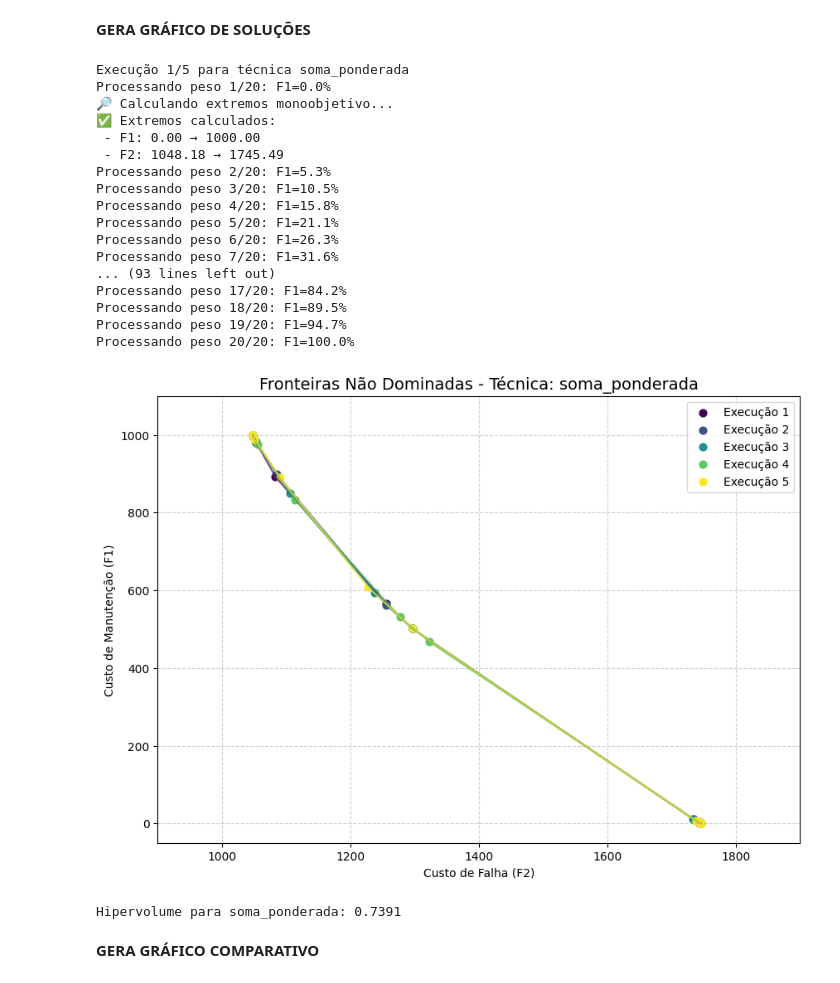
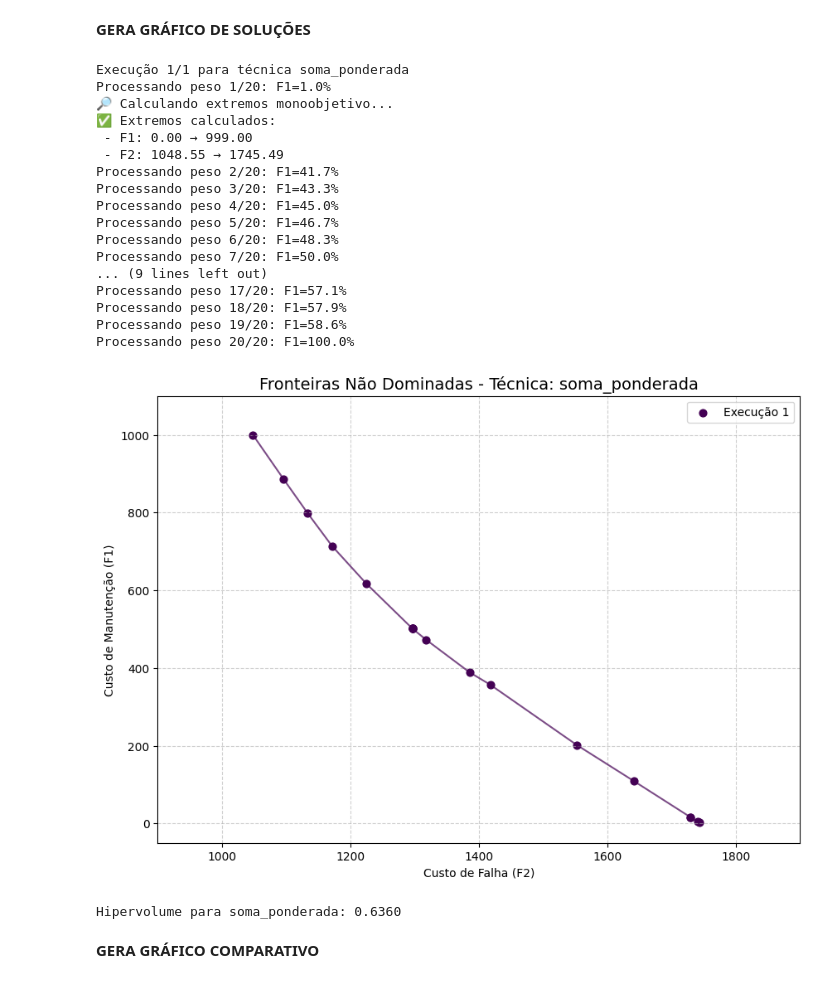
Before and after one commit to Rafioio/Trabalho-TD2, a Jupyter notebook: Rafael.ipynb, the cells around one changed output. Drawn from its saved outputs; the diff is of its cells as text; code cells hidden in the pictures.

```diff
--- a/Rafael.ipynb
+++ b/Rafael.ipynb
@@ -350,14 +347,35 @@ def soma_ponderada(x, dados, peso_f1):
     f2_norm = (f2 - min_f2) / range_f2 if range_f2 != 0 else 0.0
 
     # Fitness composto
-    x.fitness = (peso_f1 * f1_norm + (100 - peso_f1) * f2_norm) / 100
+    peso_f2 = (100 - peso_f1)
+    x.fitness = (peso_f1 * f1_norm +  peso_f2 * f2_norm) / 100
+
 
     return x
 # %% [markdown]
 **GERA PESOS**
 # %%
-def gerar_pesos(num_pontos=50):
-    pesos = np.linspace(0, 100, num_pontos)
+
+def gerar_pesos(num_pontos):
+    if num_pontos == 1:
+        return np.array([50.0])  # Retorna o ponto médio se só 1 peso for pedido
+    elif num_pontos == 2:
+        return np.array([1.0, 100.0])  # Garante os extremos se forem 2 pesos
+
+    # Gera uma distribuição que inclui 1 e 100
+    porcentagem_centro =  0.7  # 30% para centro (40-60)
+    porcentagem_complemento = 1 - porcentagem_centro
+
+
+    parte_centro_esq = np.linspace(40, 50, max(1, int(num_pontos * porcentagem_complemento)), endpoint=False)  # Centro
+    parte_centro_dir = np.linspace(50, 60, max(1, int(num_pontos * porcentagem_centro)), endpoint=False)  # Transição superior
+
+
+    pesos = np.concatenate((parte_centro_esq, parte_centro_dir))
+
+    pesos[0] = 1.0
+    pesos[-1] = 100.0
+
     return pesos
 # %% [markdown]
 **FILTRA NÃO DOMINADOS**
@@ -495,7 +513,7 @@ def gerar_fronteira_epsilon(dados, num_pontos=20, max_iteracoes=100, objetivo_pr
 # %% [markdown]
 **GERA GRÁFICO DE SOLUÇÕES**
 # %%
-def executar_multiplas_execucoes(dados, tecnica, num_exec=5, num_pontos=20, max_iter=1000):
+def executar_multiplas_execucoes(dados, tecnica, num_exec=1, num_pontos=20, max_iter=1000):
     lista_fronteiras = []
     for i in range(num_exec):
         print(f"Execução {i+1}/{num_exec} para técnica {tecnica}")
@@ -546,51 +564,51 @@ def calcular_hipervolume(f1_norm, f2_norm, ref_point=(1.0, 1.0)):
     largura = ref_point[0] - prev_f1
     altura = ref_point[1] - 0
     if largura > 0 and altura > 0:
         hipervolume += largura * altura
     return hipervolume
 
 if __name__ == "__main__":
     dados = manutencao_def(Equipamentos, Planos)
 
     tecnicas = ['soma_ponderada']
-    num_execucoes = 5
-    num_pontos = 20
+    num_execucoes = 1
+    num_pontos = 100
     max_iter = 1000
 
     for tecnica in tecnicas:
         fronteiras = executar_multiplas_execucoes(dados, tecnica, num_exec=num_execucoes, num_pontos=num_pontos, max_iter=max_iter)
         plotar_fronteiras_multiplas(fronteiras, tecnica)
 
         # Concatenar resultados de todas as execuções
         f1_vals = [item for sublist in [s[0] for s in fronteiras] for item in sublist]
         f2_vals = [item for sublist in [s[1] for s in fronteiras] for item in sublist]
 
         # Normalizar as soluções
         f1_norm, f2_norm = normalizar_solucoes(f1_vals, f2_vals, dados.extremos)
 
         # Calcular hipervolume
         hv = calcular_hipervolume(f1_norm, f2_norm)
         print(f"Hipervolume para {tecnica}: {hv:.4f}")
 # %% [output]
-Execução 1/5 para técnica soma_ponderada
-Processando peso 1/20: F1=0.0%
+Execução 1/1 para técnica soma_ponderada
+Processando peso 1/20: F1=1.0%
 🔎 Calculando extremos monoobjetivo...
 ✅ Extremos calculados:
- - F1: 0.00 → 1000.00
- - F2: 1048.18 → 1745.49
-Processando peso 2/20: F1=5.3%
-Processando peso 3/20: F1=10.5%
-Processando peso 4/20: F1=15.8%
-Processando peso 5/20: F1=21.1%
-Processando peso 6/20: F1=26.3%
-Processando peso 7/20: F1=31.6%
-... (93 lines left out)
-Processando peso 17/20: F1=84.2%
-Processando peso 18/20: F1=89.5%
-Processando peso 19/20: F1=94.7%
+ - F1: 0.00 → 999.00
+ - F2: 1048.55 → 1745.49
+Processando peso 2/20: F1=41.7%
+Processando peso 3/20: F1=43.3%
+Processando peso 4/20: F1=45.0%
+Processando peso 5/20: F1=46.7%
+Processando peso 6/20: F1=48.3%
+Processando peso 7/20: F1=50.0%
+... (9 lines left out)
+Processando peso 17/20: F1=57.1%
+Processando peso 18/20: F1=57.9%
+Processando peso 19/20: F1=58.6%
 Processando peso 20/20: F1=100.0%
-[figure, old version]
+[figure, new version]
-Hipervolume para soma_ponderada: 0.7391
+Hipervolume para soma_ponderada: 0.6360
 # %% [markdown]
 **GERA GRÁFICO COMPARATIVO**
 # %%
```
Also changed, not shown: parts of 2 cells of this notebook, 12 other files.
